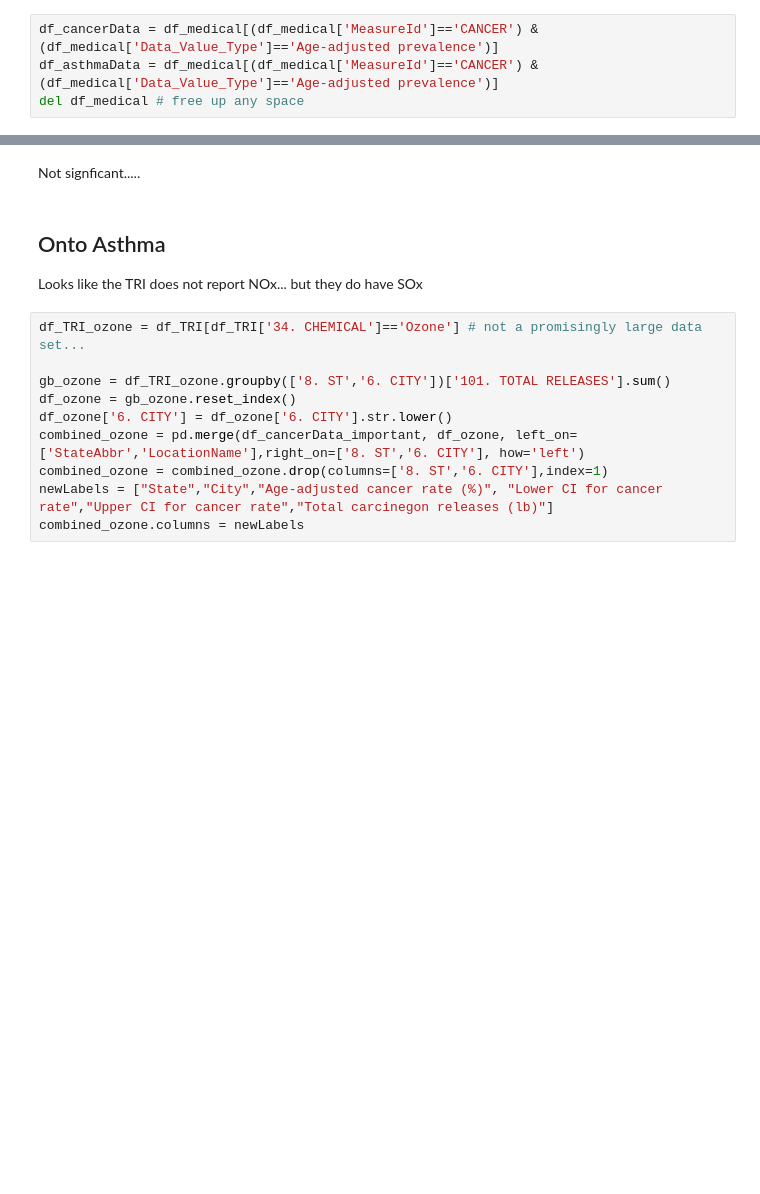
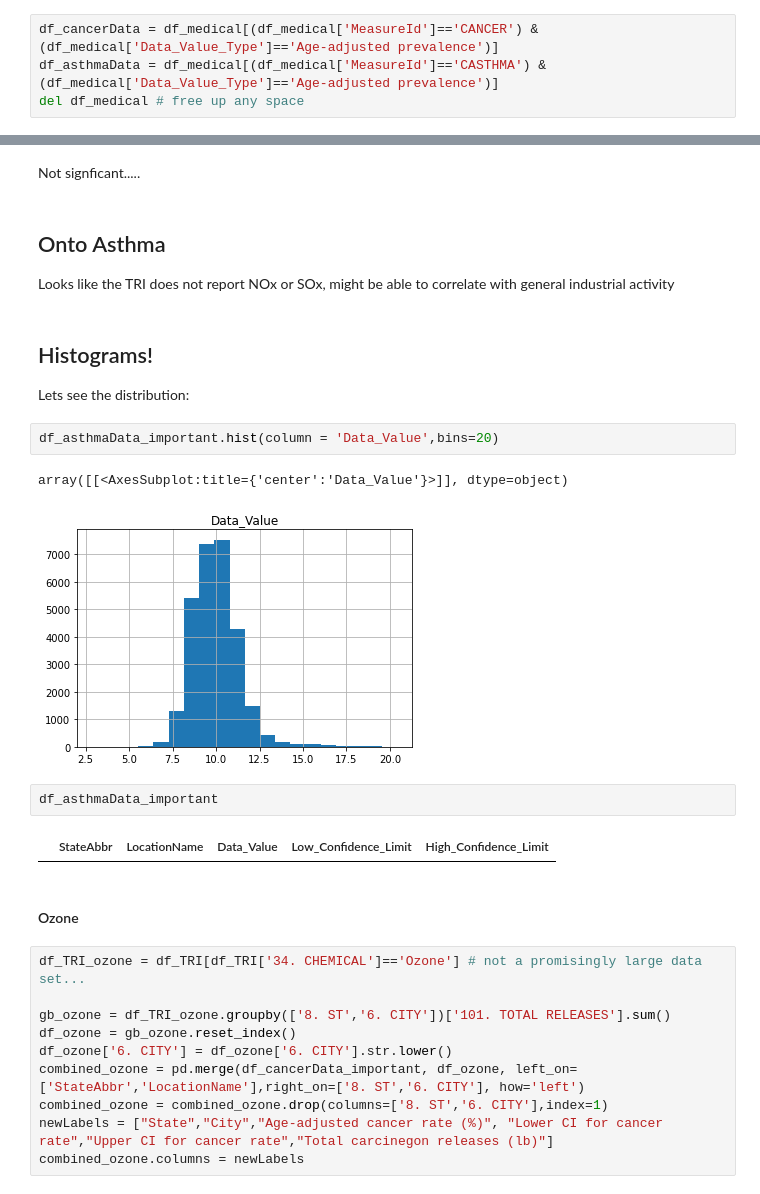
Before and after one commit to matthewueckermann/CISC367Final, a Jupyter notebook: messyNotebook.ipynb, the cells around one changed output, grey strips where cells are left out. Cells and saved outputs as stored; diff of their text form; blank space fills up the shorter version.

```diff
--- a/messyNotebook.ipynb
+++ b/messyNotebook.ipynb
@@ -12,5 +12,5 @@ import numpy as np
 df_medical = pd.read_csv('PLACES__Local_Data_for_Better_Health__Place_Data_2020_release.csv')
 # %%
 df_cancerData = df_medical[(df_medical['MeasureId']=='CANCER') & (df_medical['Data_Value_Type']=='Age-adjusted prevalence')]
-df_asthmaData = df_medical[(df_medical['MeasureId']=='CANCER') & (df_medical['Data_Value_Type']=='Age-adjusted prevalence')]
+df_asthmaData = df_medical[(df_medical['MeasureId']=='CASTHMA') & (df_medical['Data_Value_Type']=='Age-adjusted prevalence')]
 del df_medical # free up any space
@@ -374,7 +388,22 @@ Not signficant.....
 # %% [markdown]
 ## Onto Asthma
 
-Looks like the TRI does not report NOx... but they do have SOx
+Looks like the TRI does not report NOx or SOx, might be able to correlate with general industrial activity
+# %% [markdown]
+## Histograms!
+
+Lets see the distribution:
+# %%
+df_asthmaData_important.hist(column = 'Data_Value',bins=20)
+# %% [output]
+array([[<AxesSubplot:title={'center':'Data_Value'}>]], dtype=object)
+[figure, added]
+# %%
+df_asthmaData_important
+# %% [output]
+|  | StateAbbr | LocationName | Data_Value | Low_Confidence_Limit | High_Confidence_Limit |
+# %% [markdown]
+#### Ozone
 # %%
 df_TRI_ozone = df_TRI[df_TRI['34. CHEMICAL']=='Ozone'] # not a promisingly large data set...
 
```
Also changed, not shown: parts of 6 cells of this notebook, 1 other file.
